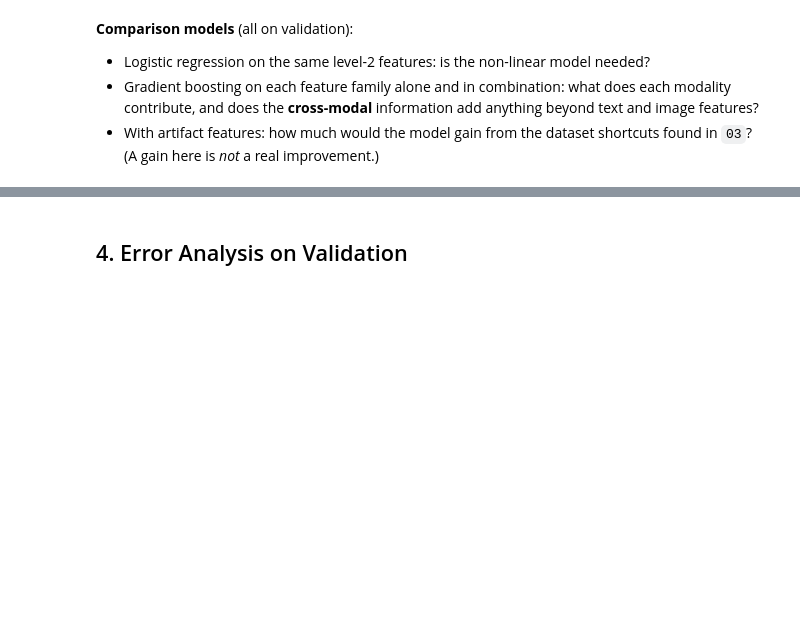
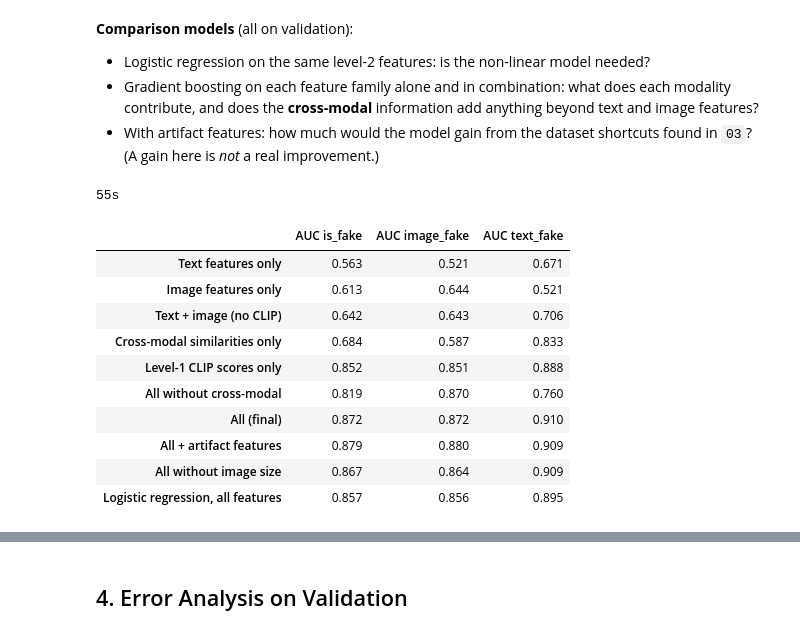
Before and after one commit to mfchloe/bt4012-team12, a Jupyter notebook: notebooks/05_multimodal_stacking.ipynb, the cells around one changed output, grey strips where cells are left out. Cells and saved outputs as stored; diff of their text form; code cells hidden in the pictures; blank space fills up the shorter version.

```diff
--- a/notebooks/05_multimodal_stacking.ipynb
+++ b/notebooks/05_multimodal_stacking.ipynb
@@ -268,32 +330,47 @@ def auc_row(pred):
 
 def logreg_level2(features):
     preds = {}
     for target in TARGETS:
         m = make_pipeline(StandardScaler(), LogisticRegression(max_iter=3000)).fit(train[features], train[target])
         preds[target] = m.predict_proba(val[features])[:, 1]
     return preds
 
 
 ARTIFACTS = [c for c in ARTIFACT_FEATURES if c in train.columns]
 experiments = {
     "Text features only": TEXT,
     "Image features only": IMAGE,
     "Text + image (no CLIP)": TEXT + IMAGE,
     "Cross-modal similarities only": CROSS,
     "Level-1 CLIP scores only": L1,
     "All without cross-modal": TEXT + IMAGE + ["l1_face_max", "l1_face_mean", "l1_face_largest", "l1_image", "l1_caption"],
     "All (final)": ALL,
     "All + artifact features": ALL + ARTIFACTS,
+    # Image size identifies the publisher, which could let the model partly rebuild the Guardian-only ELA shortcut
+    "All without image size": [f for f in ALL if f not in ("img_width", "img_height")],
 }
 
 ablation = {}
 start = time.time()
 for name, features in experiments.items():
     ablation[name] = auc_row(val_pred if name == "All (final)" else fit_level2(features)[1])
 ablation["Logistic regression, all features"] = auc_row(logreg_level2(ALL))
 print(f"{time.time() - start:.0f}s")
 
 ablation = pd.DataFrame(ablation).T.round(3)
 ablation
+# %% [output]
+55s
+|  | AUC is_fake | AUC image_fake | AUC text_fake |
+| Text features only | 0.563 | 0.521 | 0.671 |
+| Image features only | 0.613 | 0.644 | 0.521 |
+| Text + image (no CLIP) | 0.642 | 0.643 | 0.706 |
+| Cross-modal similarities only | 0.684 | 0.587 | 0.833 |
+| Level-1 CLIP scores only | 0.852 | 0.851 | 0.888 |
+| All without cross-modal | 0.819 | 0.870 | 0.760 |
+| All (final) | 0.872 | 0.872 | 0.910 |
+| All + artifact features | 0.879 | 0.880 | 0.909 |
+| All without image size | 0.867 | 0.864 | 0.909 |
+| Logistic regression, all features | 0.857 | 0.856 | 0.895 |
 # %%
 fig, ax = plt.subplots(figsize=(10, 5))
```
Also changed, not shown: parts of 22 cells of this notebook, 5 other files.
